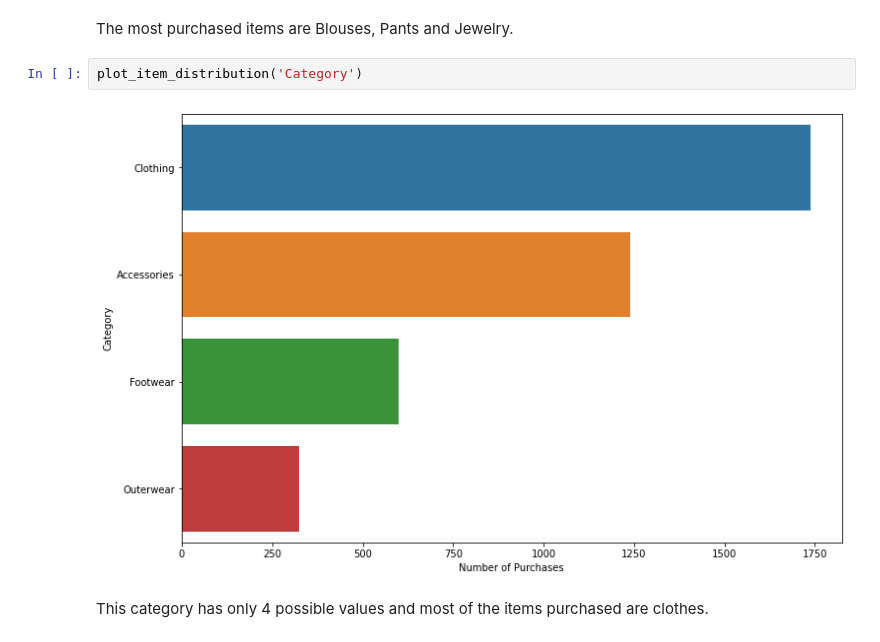
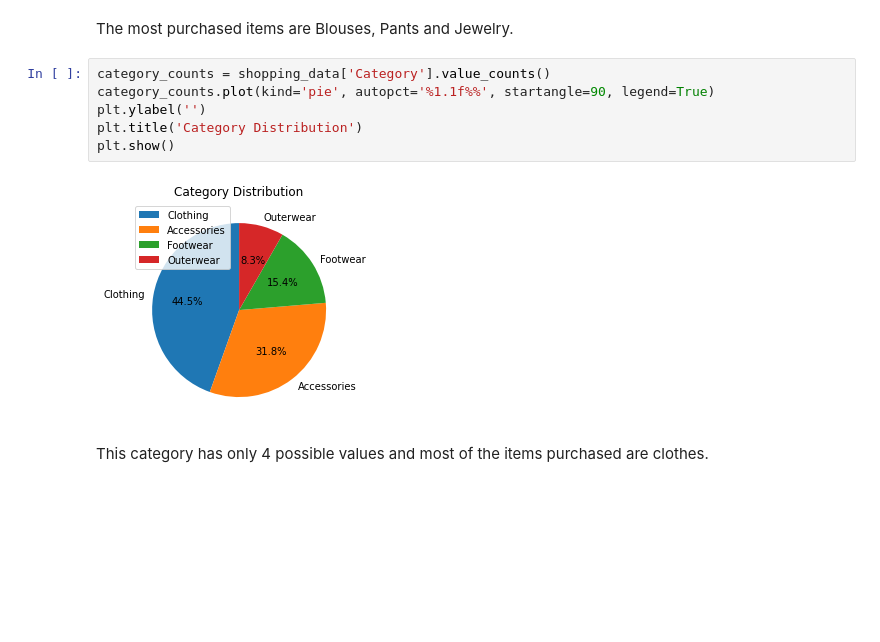
Before and after one commit to AleandroPresta/customer-shopping-analysis, a Jupyter notebook: customer-shopping/notebooks/Data Exploration.ipynb, the cells around one changed output. Drawn from its saved outputs; the diff is of its cells as text; blank space fills up the shorter version.

Commit message:
Finished data exploration

```diff
--- a/customer-shopping/notebooks/Data Exploration.ipynb
+++ b/customer-shopping/notebooks/Data Exploration.ipynb
@@ -107,10 +119,14 @@ plot_item_distribution('Item Purchased')
 [figure]
 # %% [markdown]
 The most purchased items are Blouses, Pants and Jewelry.
-# %%
-plot_item_distribution('Category')
-# %% [output]
-[figure, removed]
+# %%
+category_counts = shopping_data['Category'].value_counts()
+category_counts.plot(kind='pie', autopct='%1.1f%%', startangle=90, legend=True)
+plt.ylabel('')
+plt.title('Category Distribution')
+plt.show()
+# %% [output]
+[figure, added]
 # %% [markdown]
 This category has only 4 possible values and most of the items purchased are clothes.
 # %%
```
Also changed, not shown: parts of 5 cells of this notebook.
